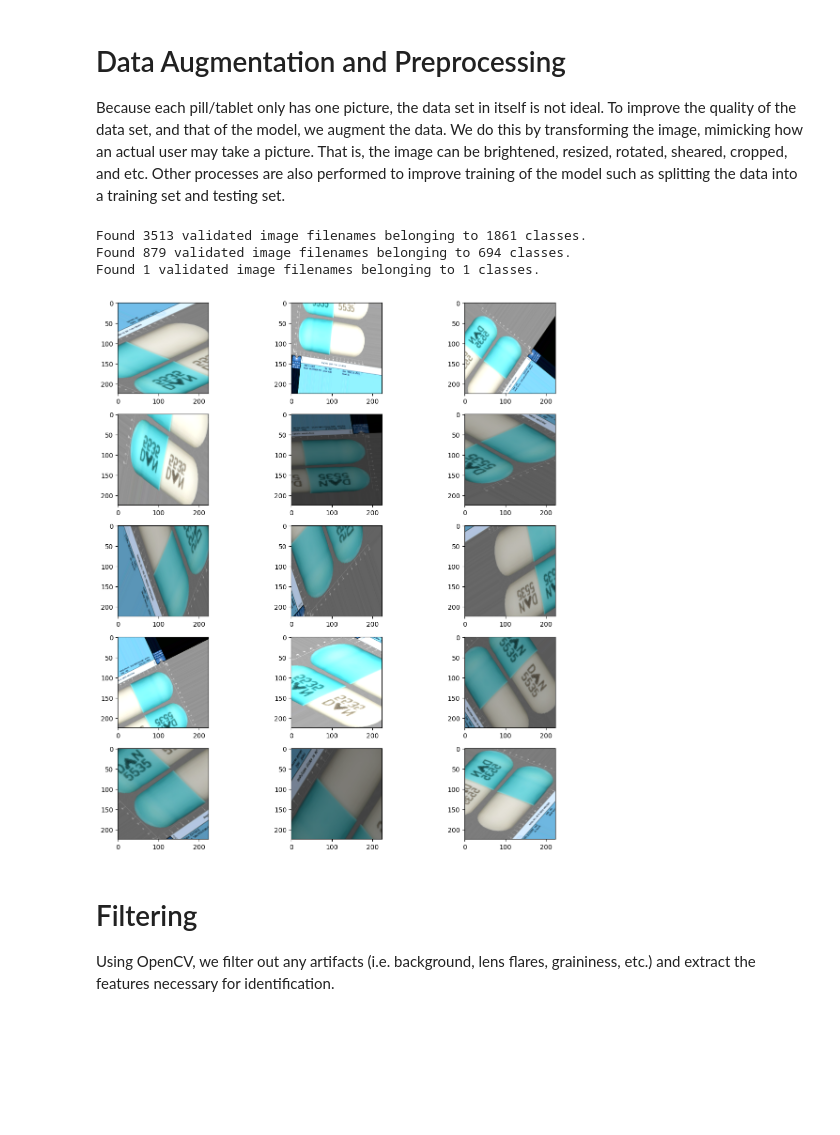
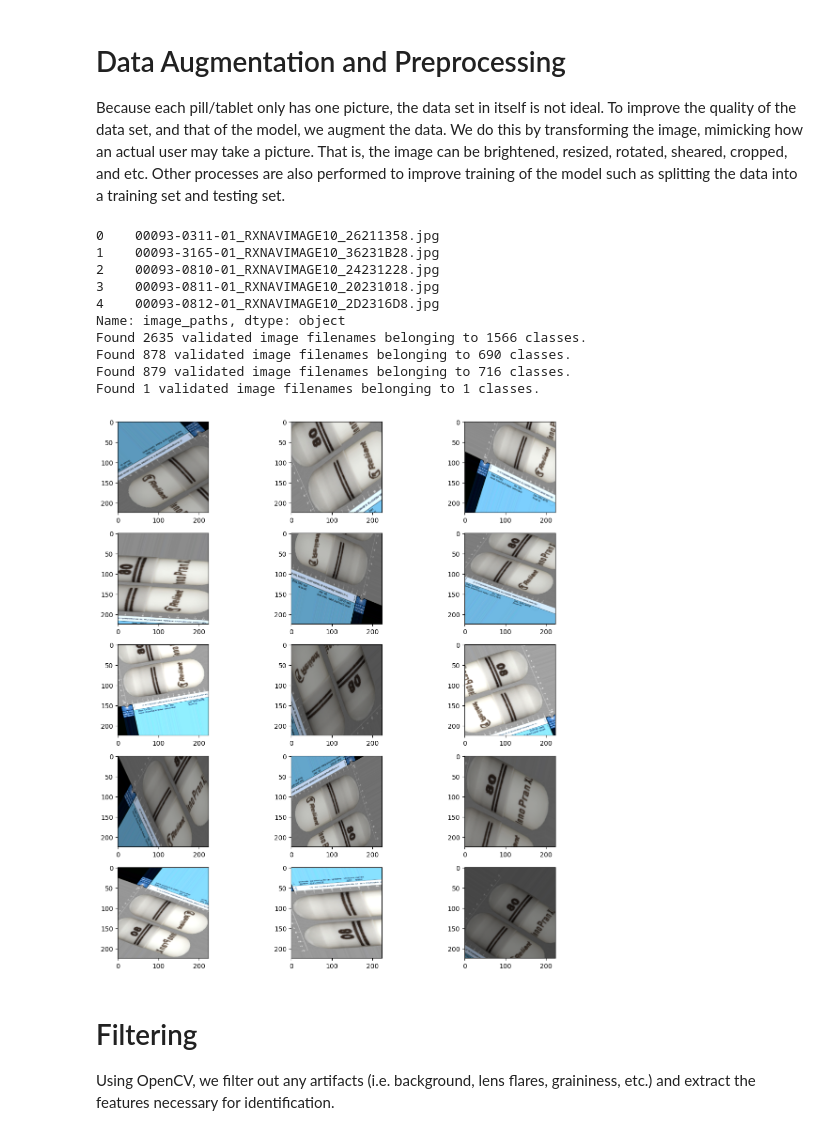
Before and after one commit to Chr728/Compass, a Jupyter notebook: pillIdentifierAI/Pill_Identifier.ipynb, the cells around one changed output. Drawn from its saved outputs; the diff is of its cells as text; code cells hidden in the pictures; blank space fills up the shorter version.

```diff
--- a/pillIdentifierAI/Pill_Identifier.ipynb
+++ b/pillIdentifierAI/Pill_Identifier.ipynb
@@ -157,10 +145,11 @@ class ImageGeneratorDataset(Dataset):
 dataset_df["image_paths"] = dataset_df["image_paths"].astype(str)
 dataset_df["labels"] = dataset_df["labels"].astype(str)
 
+print(dataset_df["image_paths"].head())
 
-#Splitting dataset into 80/20
-train_df, test_df = train_test_split(dataset_df, test_size=0.2, random_state=42)
-
+#Splitting dataset into 60/20/20
+train_df, temp_df = train_test_split(dataset_df, test_size=0.4, random_state=42)
+eval_df, test_df = train_test_split(temp_df, test_size=0.5, random_state=1337)
 
 # Create the image data generator for the training set
 imageTrain_data = ImageDataGenerator(
@@ -186,6 +175,21 @@ train_generator = imageTrain_data.flow_from_dataframe(
     class_mode="categorical",
 )
 
+# Create the image data generator for the evaluation set
+imageEval_data = ImageDataGenerator(rescale = 1./255.)
+
+
+eval_generator = imageEval_data.flow_from_dataframe(
+    dataframe=eval_df,
+    directory=directory,
+    target_size = (img_height, img_width),
+    batch_size = batch_size,
+    x_col = "image_paths",
+    y_col = "labels",
+    class_mode="categorical",
+)
+
+
 # Create the image data generator for the test set
 imageTest_data = ImageDataGenerator(rescale = 1./255.)
 
@@ -195,37 +199,43 @@ test_generator = imageTest_data.flow_from_dataframe(
     directory=directory,
     target_size = (img_height, img_width),
     batch_size = batch_size,
     x_col = "image_paths",
     y_col = "labels",
     class_mode="categorical",
 )
-
 
 #Display example of image augmentation
 sample_dataframe = train_df.sample(n=1).reset_index(drop=True)
 sample_generator = imageTrain_data.flow_from_dataframe(
     dataframe=sample_dataframe,
     directory=directory,
     target_size = (img_height, img_width),
     batch_size = batch_size,
     x_col = "image_paths",
     y_col = "labels",
     class_mode="categorical",
 )
 
 plt.figure(figsize=(12, 12))
 for i in range (0, 15):
   ax = plt.subplot(5, 3, i + 1)
   for X_column, Y_column in sample_generator:
     plt.imshow(X_column[0])
     break
 plt.tight_layout()
 plt.show()
 # %% [output]
-Found 3513 validated image filenames belonging to 1861 classes.
-Found 879 validated image filenames belonging to 694 classes.
+0    00093-0311-01_RXNAVIMAGE10_26211358.jpg
+1    00093-3165-01_RXNAVIMAGE10_36231B28.jpg
+2    00093-0810-01_RXNAVIMAGE10_24231228.jpg
+3    00093-0811-01_RXNAVIMAGE10_20231018.jpg
+4    00093-0812-01_RXNAVIMAGE10_2D2316D8.jpg
+Name: image_paths, dtype: object
+Found 2635 validated image filenames belonging to 1566 classes.
+Found 878 validated image filenames belonging to 690 classes.
+Found 879 validated image filenames belonging to 716 classes.
 Found 1 validated image filenames belonging to 1 classes.
-[figure, old version]
+[figure, new version]
 # %% [markdown]
 # Filtering
 Using OpenCV, we filter out any artifacts (i.e. background, lens flares, graininess, etc.) and extract the features necessary for identification.
```
Also changed, not shown: parts of 9 cells of this notebook, 1 other file.
